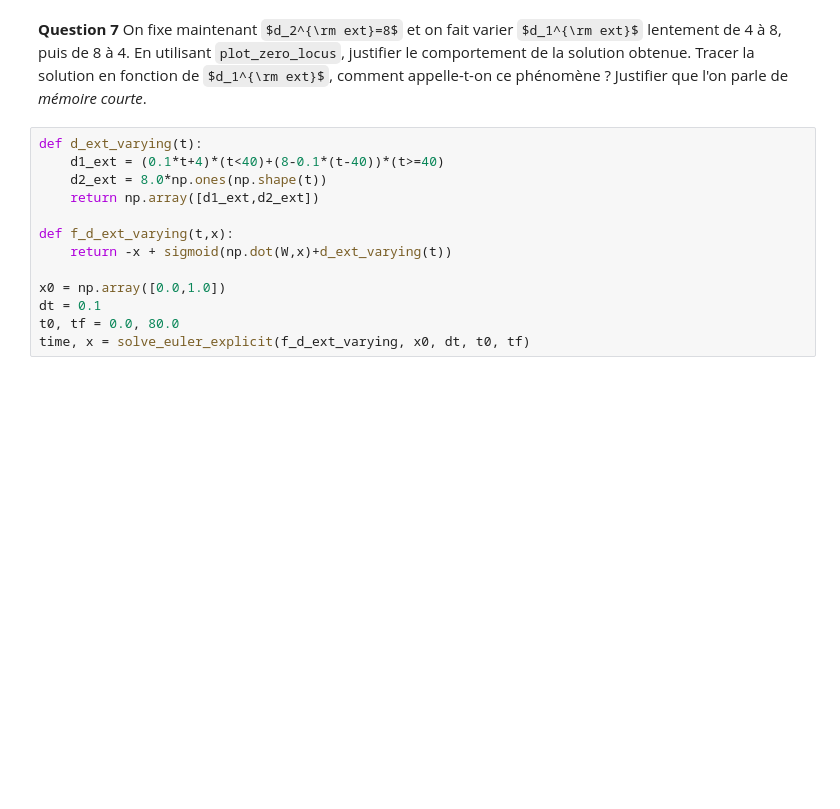
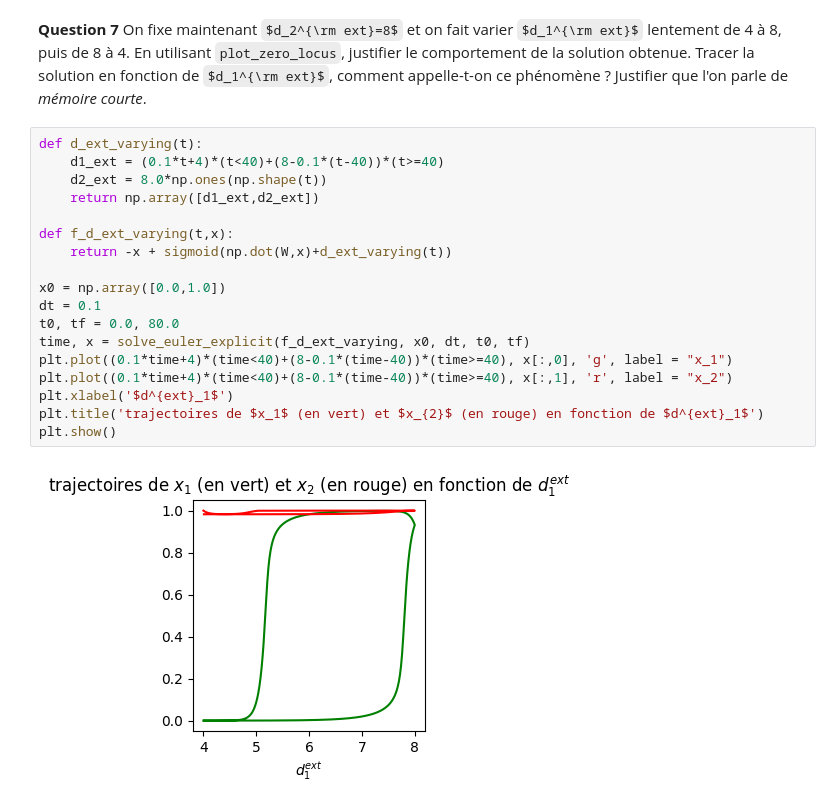
Before and after one commit to camilleprig/projet_maths_info, a Jupyter notebook: projet_maths.ipynb, the cells around one changed output. Drawn from its saved outputs; the diff is of its cells as text; some formulas as TeX source; blank space fills up the shorter version.

```diff
--- a/projet_maths.ipynb
+++ b/projet_maths.ipynb
@@ -219,13 +233,20 @@ plt.show()
 # %%
 def d_ext_varying(t):
     d1_ext = (0.1*t+4)*(t<40)+(8-0.1*(t-40))*(t>=40)
     d2_ext = 8.0*np.ones(np.shape(t))
     return np.array([d1_ext,d2_ext])
 
 def f_d_ext_varying(t,x):
     return -x + sigmoid(np.dot(W,x)+d_ext_varying(t))
 
 x0 = np.array([0.0,1.0])
 dt = 0.1
 t0, tf = 0.0, 80.0
 time, x = solve_euler_explicit(f_d_ext_varying, x0, dt, t0, tf)
+plt.plot((0.1*time+4)*(time<40)+(8-0.1*(time-40))*(time>=40), x[:,0], 'g', label = "x_1")
+plt.plot((0.1*time+4)*(time<40)+(8-0.1*(time-40))*(time>=40), x[:,1], 'r', label = "x_2")
+plt.xlabel('$d^{ext}_1$')
+plt.title('trajectoires de $x_1$ (en vert) et $x_{2}$ (en rouge) en fonction de $d^{ext}_1$')
+plt.show()
+# %% [output]
+[figure, added]
```
Also changed, not shown: parts of 16 cells of this notebook.
